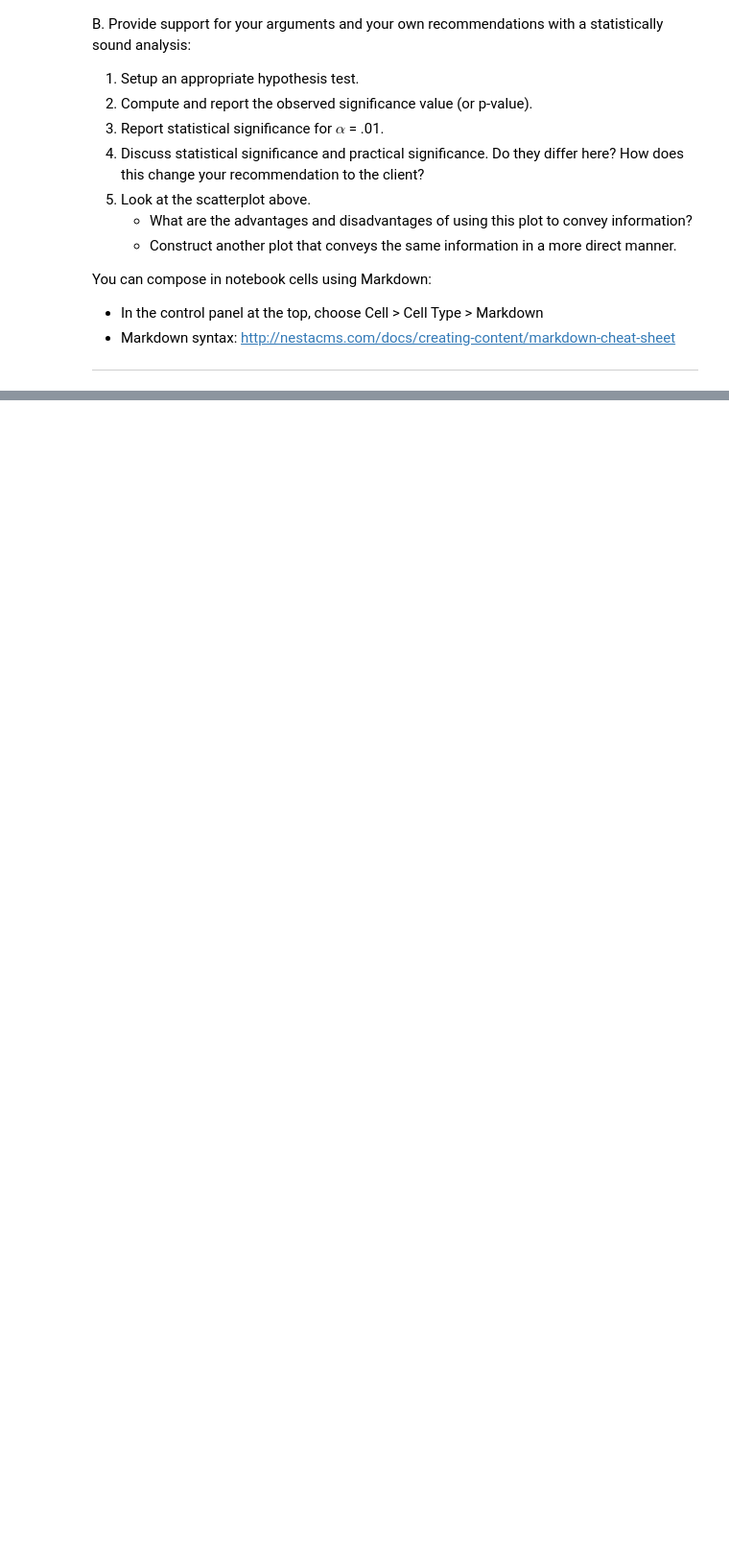
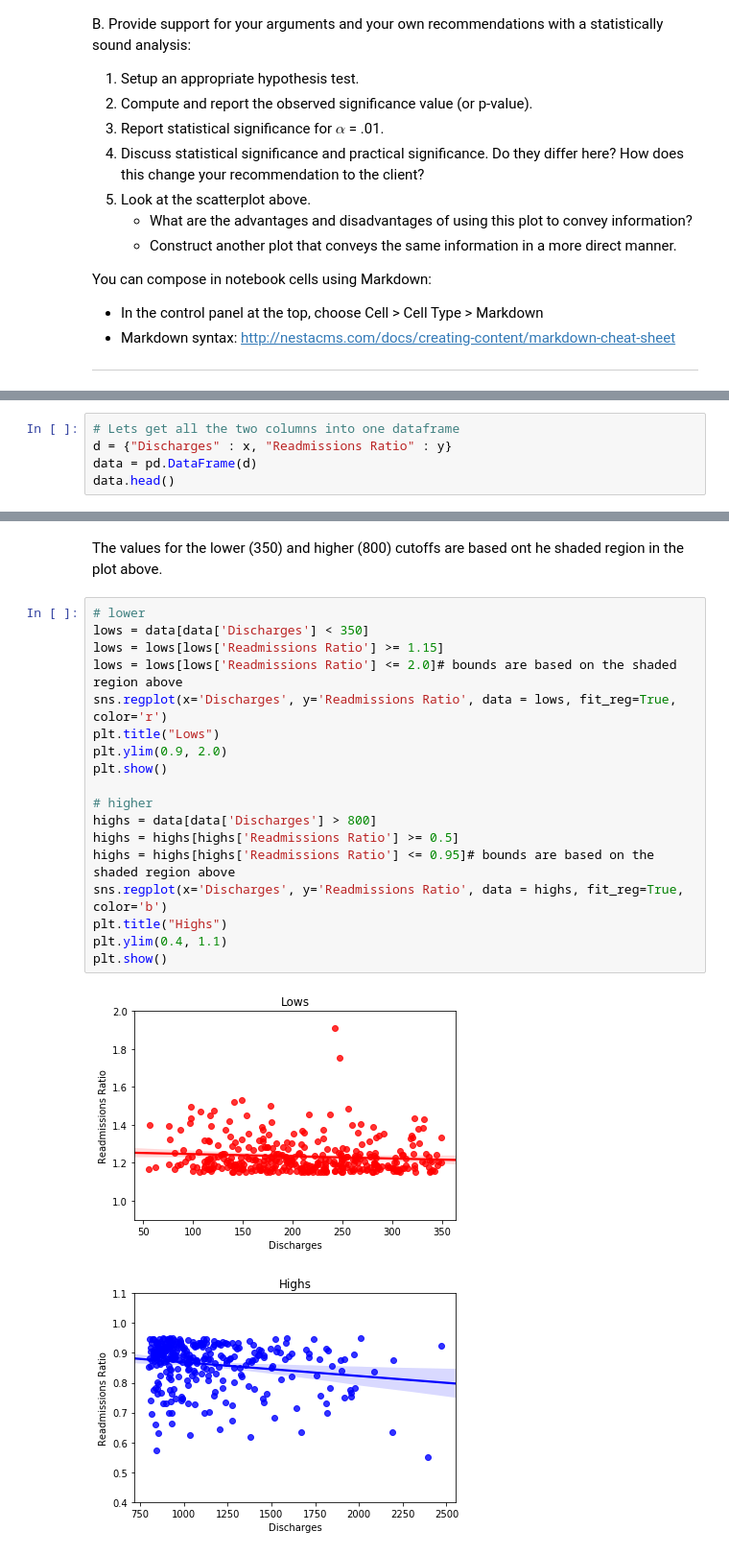
Before and after one commit to harsha-nilakantan/Springboard, a Jupyter notebook: 6.2 Exploratory Data Analysis/3. Project - Reduce Hospital Readmissions Using EDA/sliderule_dsi_inferential_statistics_exercise_3.ipynb, the cells around one changed output, grey strips where cells are left out. Shown at 96% size. Cells and saved outputs as stored; diff of their text form; blank space fills up the shorter version.

Commit message:
last inf stats mini-project - hospital readmissions

```diff
--- a/6.2 Exploratory Data Analysis/3. Project - Reduce Hospital Readmissions Using EDA/sliderule_dsi_inferential_statistics_exercise_3.ipynb
+++ b/6.2 Exploratory Data Analysis/3. Project - Reduce Hospital Readmissions Using EDA/sliderule_dsi_inferential_statistics_exercise_3.ipynb
@@ -106,0 +133,5 @@ You can compose in notebook cells using Markdown:
+# %%
+# Lets get all the two columns into one dataframe
+d = {"Discharges" : x, "Readmissions Ratio" : y}
+data = pd.DataFrame(d)
+data.head()
@@ -106,0 +148,23 @@ You can compose in notebook cells using Markdown:
+# %% [markdown]
+The values for the lower (350) and higher (800) cutoffs are based ont he shaded region in the plot above.
+# %%
+# lower
+lows = data[data['Discharges'] < 350]
+lows = lows[lows['Readmissions Ratio'] >= 1.15]
+lows = lows[lows['Readmissions Ratio'] <= 2.0]# bounds are based on the shaded region above
+sns.regplot(x='Discharges', y='Readmissions Ratio', data = lows, fit_reg=True, color='r')
+plt.title("Lows")
+plt.ylim(0.9, 2.0)
+plt.show()
+
+# higher
+highs = data[data['Discharges'] > 800]
+highs = highs[highs['Readmissions Ratio'] >= 0.5]
+highs = highs[highs['Readmissions Ratio'] <= 0.95]# bounds are based on the shaded region above
+sns.regplot(x='Discharges', y='Readmissions Ratio', data = highs, fit_reg=True, color='b')
+plt.title("Highs")
+plt.ylim(0.4, 1.1)
+plt.show()
+# %% [output]
+[figure, added]
+[figure, added]
```
Also changed, not shown: parts of 33 cells of this notebook.
